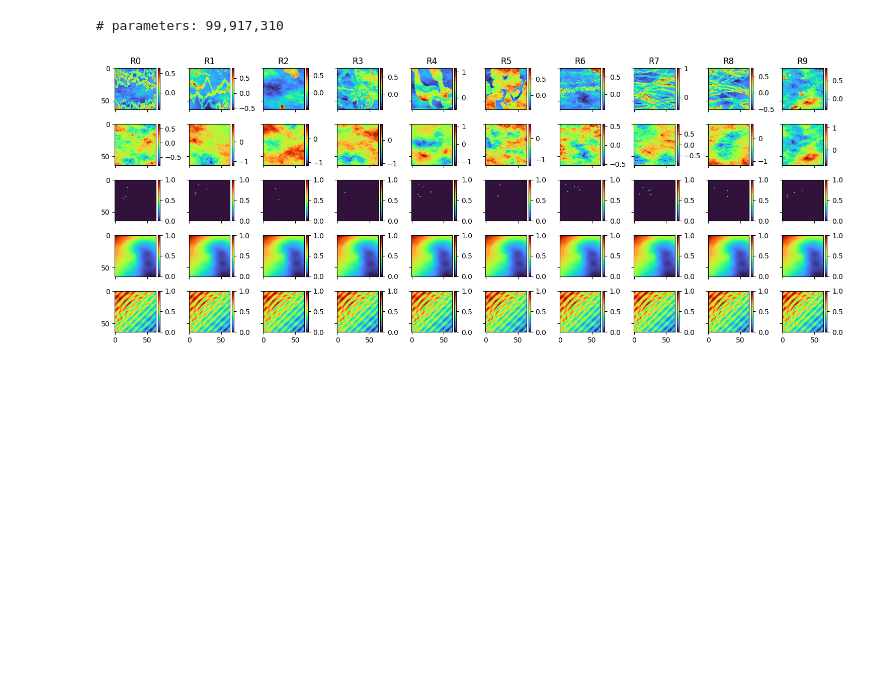
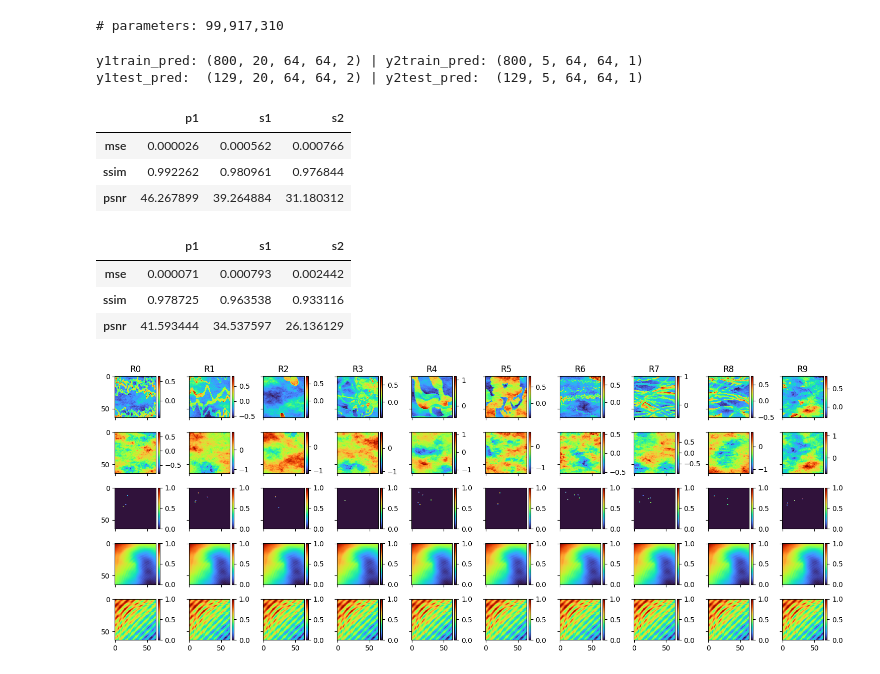
Before and after one commit to misaelmmorales/Placement-Control-Optim-CO2, a Jupyter notebook: SlopingAquiferSmall/slopingaquifer_keras.ipynb, the cells around one changed output. Drawn from its saved outputs; the diff is of its cells as text; code cells hidden in the pictures; blank space fills up the shorter version.

```diff
--- a/SlopingAquiferSmall/slopingaquifer_keras.ipynb
+++ b/SlopingAquiferSmall/slopingaquifer_keras.ipynb
@@ -158,21 +146,65 @@ model.load_weights('models/pix2vid-v2.weights.h5')
 # %% [output]
 # parameters: 99,917,310
 # %%
-xtrain = tf.cast(X_train[:20], tf.float32)
-ctrain = tf.cast(c_train[:20], tf.float32)
-y1train = tf.cast(y1_train[:20], tf.float32)
-y2train = tf.cast(y2_train[:20], tf.float32)
+xtrain = tf.cast(X_train, tf.float32)
+ctrain = tf.cast(c_train, tf.float32)
+y1train = tf.cast(y1_train, tf.float32)
+y2train = tf.cast(y2_train, tf.float32)
 
-xtest = tf.cast(X_test[:20], tf.float32)
-ctest = tf.cast(c_test[:20], tf.float32)
-y1test = tf.cast(y1_test[:20], tf.float32)
-y2test = tf.cast(y2_test[:20], tf.float32)
+xtest = tf.cast(X_test, tf.float32)
+ctest = tf.cast(c_test, tf.float32)
+y1test = tf.cast(y1_test, tf.float32)
+y2test = tf.cast(y2_test, tf.float32)
 
 y1train_pred, y2train_pred = model.predict([xtrain, ctrain], verbose=False)
 y1train_pred, y2train_pred = np.array(y1train_pred), np.array(y2train_pred)
+print('y1train_pred: {} | y2train_pred: {}'.format(y1train_pred.shape, y2train_pred.shape))
 
 y1test_pred, y2test_pred = model.predict([xtest, ctest], verbose=False)
 y1test_pred, y2test_pred = np.array(y1test_pred), np.array(y2test_pred)
+print('y1test_pred:  {} | y2test_pred:  {}'.format(y1test_pred.shape, y2test_pred.shape))
+
+y1train, y1test = y1train.numpy(), y1test.numpy()
+y2train, y2test = y2train.numpy(), y2test.numpy()
+# %% [output]
+y1train_pred: (800, 20, 64, 64, 2) | y2train_pred: (800, 5, 64, 64, 1)
+y1test_pred:  (129, 20, 64, 64, 2) | y2test_pred:  (129, 5, 64, 64, 1)
+# %%
+metrics_train = pd.DataFrame(np.zeros((3,3)), index=['mse','ssim','psnr'], columns=['p1','s1','s2'])
+metrics_train.loc['mse','p1'] = np.mean([mean_squared_error(y1train[:,j,...,0], y1train_pred[:,j,...,0]) for j in range(NT1)])
+metrics_train.loc['mse','s1'] = np.mean([mean_squared_error(y1train[:,j,...,-1], y1train_pred[:,j,...,-1]) for j in range(NT1)])
+metrics_train.loc['mse','s2'] = np.mean([mean_squared_error(y2train[:,j,...,-1], y2train_pred[:,j,...,-1]) for j in range(NT2)])
+metrics_train.loc['ssim','p1'] = np.mean([structural_similarity(y1train[:,j,...,0], y1train_pred[:,j,...,0], channel_axis=-1, data_range=1.0) for j in range(NT1)])
+metrics_train.loc['ssim','s1'] = np.mean([structural_similarity(y1train[:,j,...,-1], y1train_pred[:,j,...,-1], channel_axis=-1, data_range=1.0) for j in range(NT1)])
+metrics_train.loc['ssim','s2'] = np.mean([structural_similarity(y2train[:,j,...,-1], y2train_pred[:,j,...,-1], channel_axis=-1, data_range=1.0) for j in range(NT2)])
+metrics_train.loc['psnr','p1'] = np.mean([peak_signal_noise_ratio(y1train[:,j,...,0], y1train_pred[:,j,...,0], data_range=1.0) for j in range(NT1)])
+metrics_train.loc['psnr','s1'] = np.mean([peak_signal_noise_ratio(y1train[:,j,...,-1], y1train_pred[:,j,...,-1], data_range=1.0) for j in range(NT1)])
+metrics_train.loc['psnr','s2'] = np.mean([peak_signal_noise_ratio(y2train[:,j,...,-1], y2train_pred[:,j,...,-1], data_range=1.0) for j in range(NT2)])
+
+metrics_train
+# %% [output]
+|  | p1 | s1 | s2 |
+| mse | 0.000026 | 0.000562 | 0.000766 |
+| ssim | 0.992262 | 0.980961 | 0.976844 |
+| psnr | 46.267899 | 39.264884 | 31.180312 |
+# %%
+metrics_test = pd.DataFrame(np.zeros((3,3)), index=['mse','ssim','psnr'], columns=['p1','s1','s2'])
+metrics_test.loc['mse','p1'] = np.mean([mean_squared_error(y1test[:,j,...,0], y1test_pred[:,j,...,0]) for j in range(NT1)])
+metrics_test.loc['mse','s1'] = np.mean([mean_squared_error(y1test[:,j,...,-1], y1test_pred[:,j,...,-1]) for j in range(NT1)])
+metrics_test.loc['mse','s2'] = np.mean([mean_squared_error(y2test[:,j,...,-1], y2test_pred[:,j,...,-1]) for j in range(NT2)])
+metrics_test.loc['ssim','p1'] = np.mean([structural_similarity(y1test[:,j,...,0], y1test_pred[:,j,...,0], channel_axis=-1, data_range=1.0) for j in range(NT1)])
+metrics_test.loc['ssim','s1'] = np.mean([structural_similarity(y1test[:,j,...,-1], y1test_pred[:,j,...,-1], channel_axis=-1, data_range=1.0) for j in range(NT1)])
+metrics_test.loc['ssim','s2'] = np.mean([structural_similarity(y2test[:,j,...,-1], y2test_pred[:,j,...,-1], channel_axis=-1, data_range=1.0) for j in range(NT2)])
+metrics_test.loc['psnr','p1'] = np.mean([peak_signal_noise_ratio(y1test[:,j,...,0], y1test_pred[:,j,...,0], data_range=1.0) for j in range(NT1)])
+metrics_test.loc['psnr','s1'] = np.mean([peak_signal_noise_ratio(y1test[:,j,...,-1], y1test_pred[:,j,...,-1], data_range=1.0) for j in range(NT1)])
+metrics_test.loc['psnr','s2'] = np.mean([peak_signal_noise_ratio(y2test[:,j,...,-1], y2test_pred[:,j,...,-1], data_range=1.0) for j in range(NT2)])
+
+metrics_test
+# %% [output]
+|  | p1 | s1 | s2 |
+| mse | 0.000071 | 0.000793 | 0.002442 |
+| ssim | 0.978725 | 0.963538 | 0.933116 |
+| psnr | 41.593444 | 34.537597 | 26.136129 |
 # %%
 fig, axs = plt.subplots(5, 10, figsize=(15,6), sharex=True, sharey=True)
 for i in range(5):
```
Also changed, not shown: parts of 1 cell of this notebook, 3 other files.
